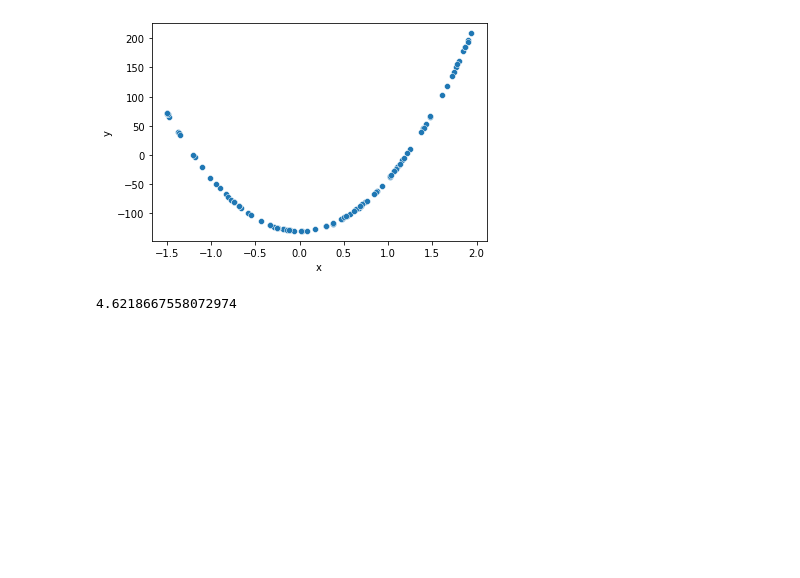
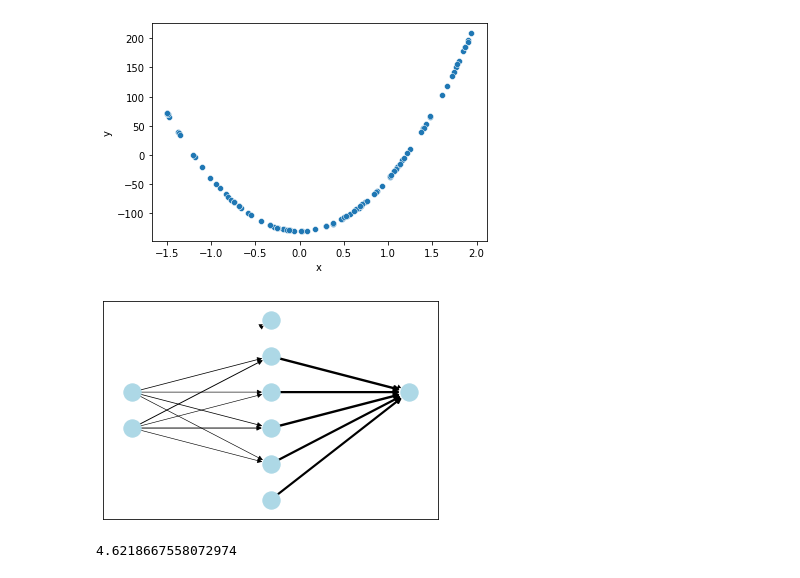
Before and after one commit to krezelj/wut-computational-intelligence, a Jupyter notebook: NeuralNetworks/nn1_notebook.ipynb, the cells around one changed output. Drawn from its saved outputs; the diff is of its cells as text; code cells hidden in the pictures; blank space fills up the shorter version.

Commit message:
Add MLP plotting

```diff
--- a/NeuralNetworks/nn1_notebook.ipynb
+++ b/NeuralNetworks/nn1_notebook.ipynb
@@ -41,6 +41,10 @@ model = MLP(layers=[
     Layer(1, 5, W1, B1),
     Layer(5, 1, W2, B2, activation="linear")
 ])
+# %%
+model.plot()
+# %% [output]
+[figure, added]
 # %%
 x_test = df_test['x'].values.reshape(1, 100)
 y_test = df_test['y'].values.reshape(1, 100)
```
Also changed, not shown: 1 other file.
